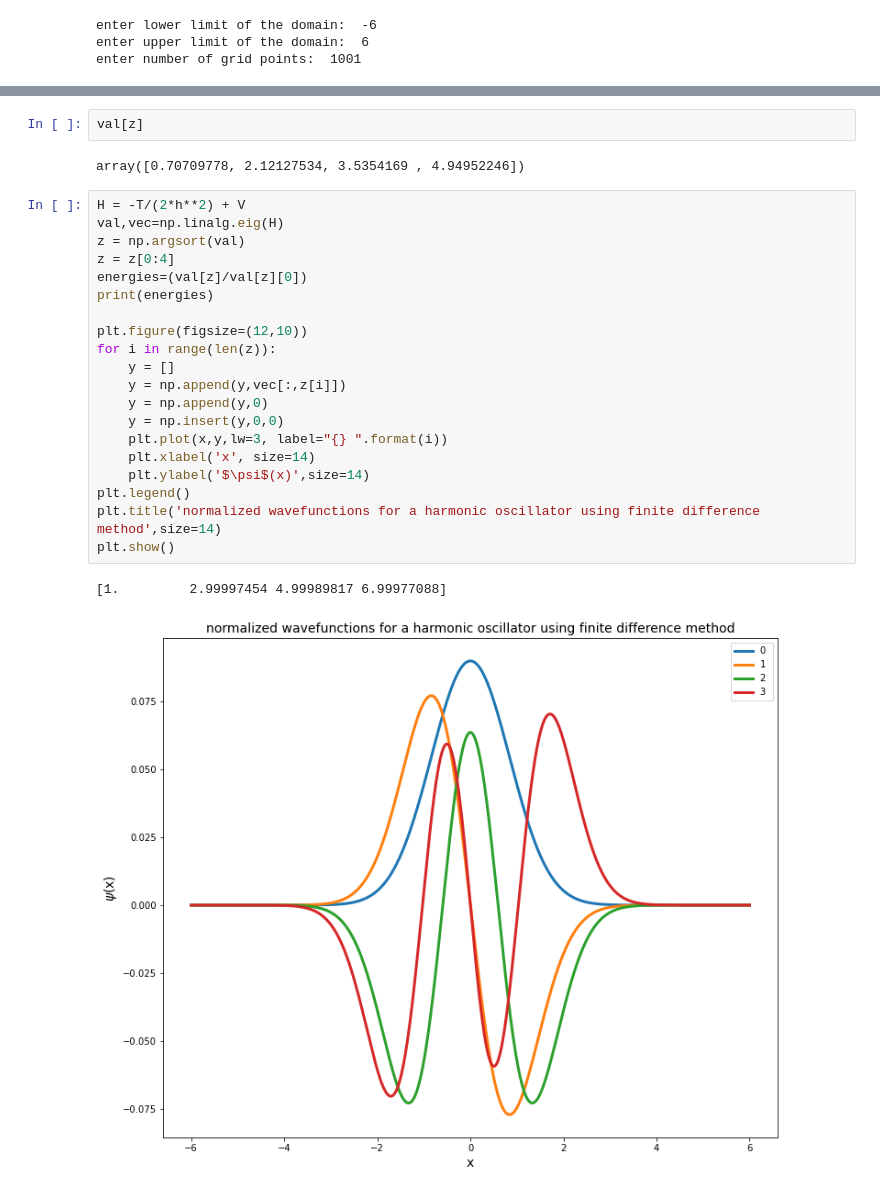
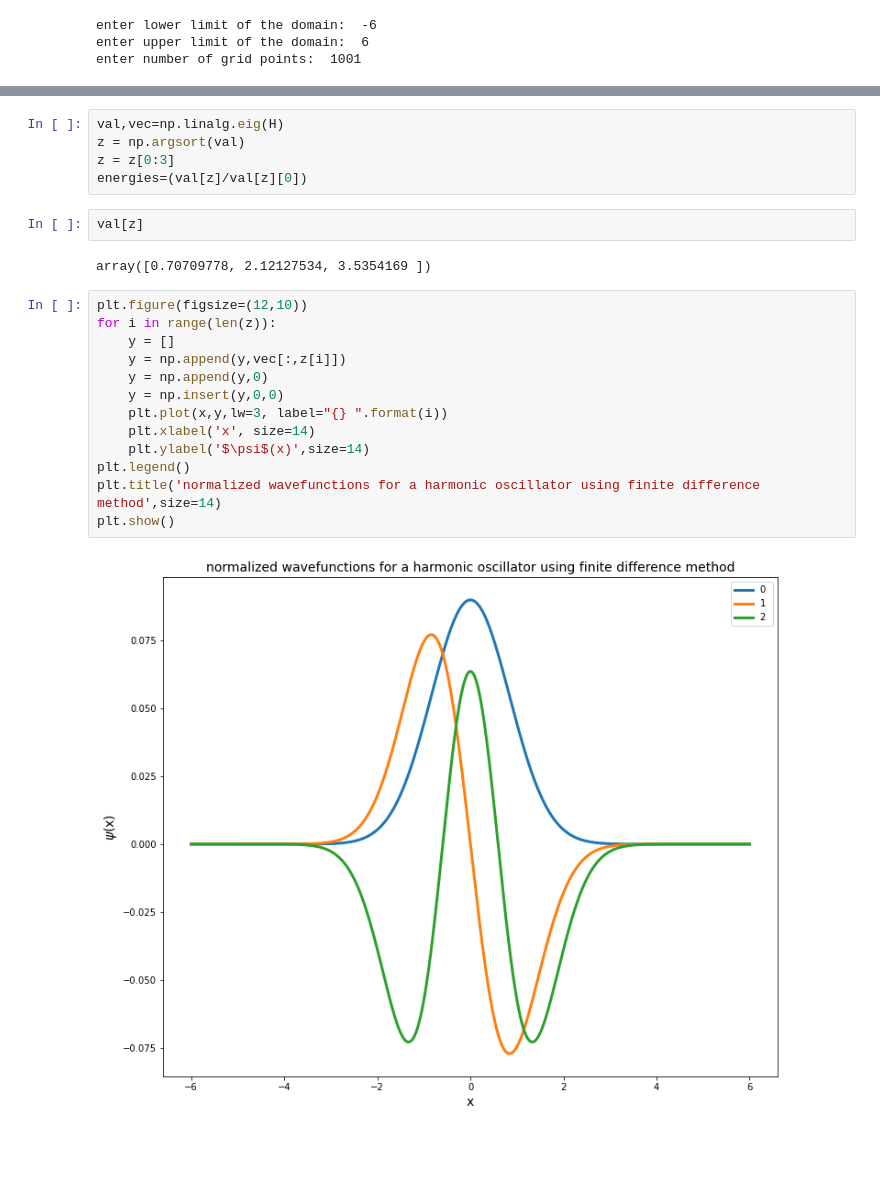
Before and after one commit to trungdoquoc/reu-math-2022, a Jupyter notebook: PyTorch_Non_linear_Regression.ipynb, the cells around one changed output, grey strips where cells are left out. Drawn from its saved outputs; the diff is of its cells as text; blank space fills up the shorter version.

```diff
--- a/PyTorch_Non_linear_Regression.ipynb
+++ b/PyTorch_Non_linear_Regression.ipynb
@@ -278,27 +313,24 @@ enter number of grid points:  1001
+# %%
+val,vec=np.linalg.eig(H)
+z = np.argsort(val)
+z = z[0:3]
+energies=(val[z]/val[z][0])
 # %%
 val[z]
 # %% [output]
-array([0.70709778, 2.12127534, 3.5354169 , 4.94952246])
+array([0.70709778, 2.12127534, 3.5354169 ])
 # %%
-H = -T/(2*h**2) + V
-val,vec=np.linalg.eig(H)
-z = np.argsort(val)
-z = z[0:4]
-energies=(val[z]/val[z][0])
-print(energies)
-
 plt.figure(figsize=(12,10))
 for i in range(len(z)):
     y = []
     y = np.append(y,vec[:,z[i]])
     y = np.append(y,0)
     y = np.insert(y,0,0)
     plt.plot(x,y,lw=3, label="{} ".format(i))
     plt.xlabel('x', size=14)
     plt.ylabel('$\psi$(x)',size=14)
 plt.legend()
 plt.title('normalized wavefunctions for a harmonic oscillator using finite difference method',size=14)
 plt.show()
 # %% [output]
-[1.         2.99997454 4.99989817 6.99977088]
-[figure, old version]
+[figure, new version]
```
Also changed, not shown: parts of 3 cells of this notebook, 2 other files.
